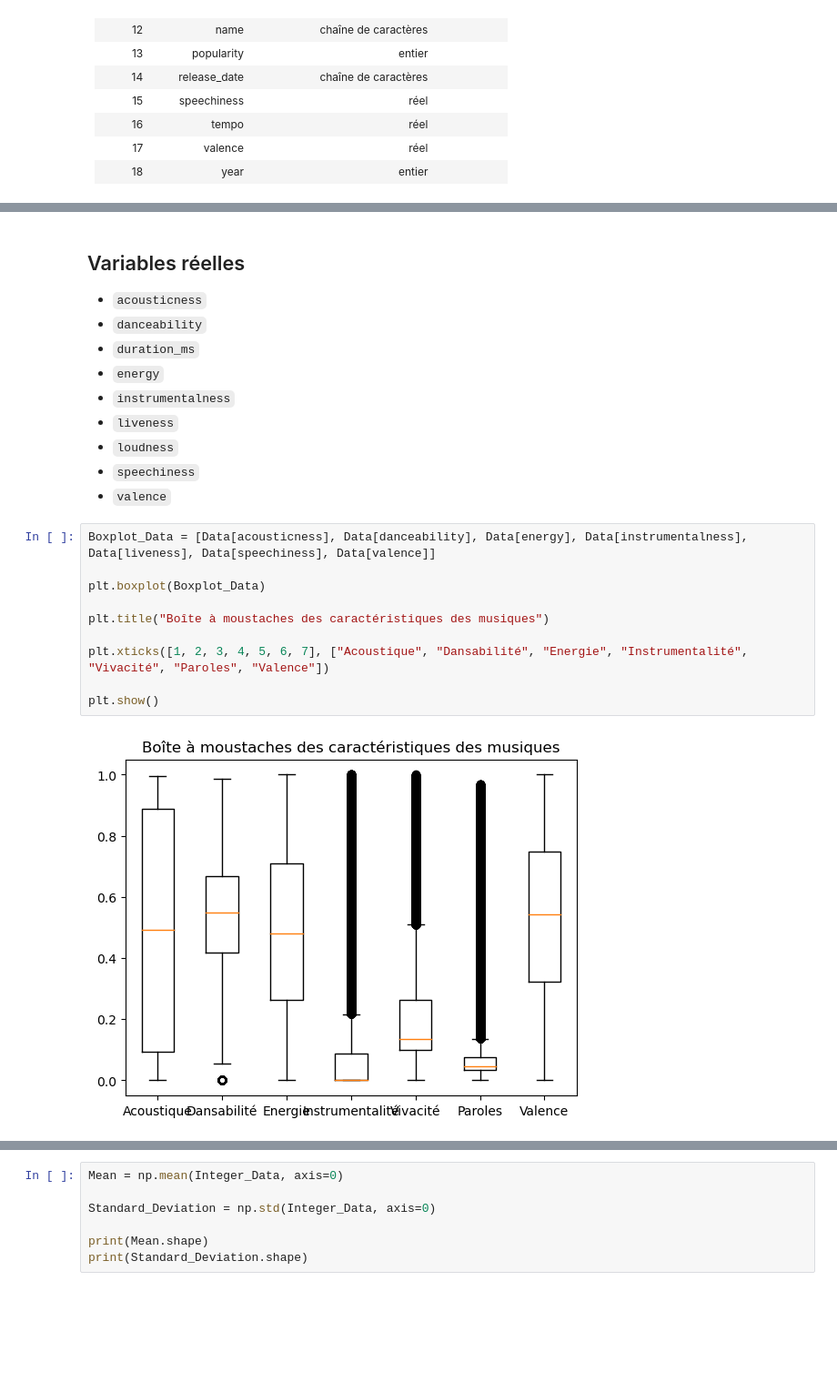
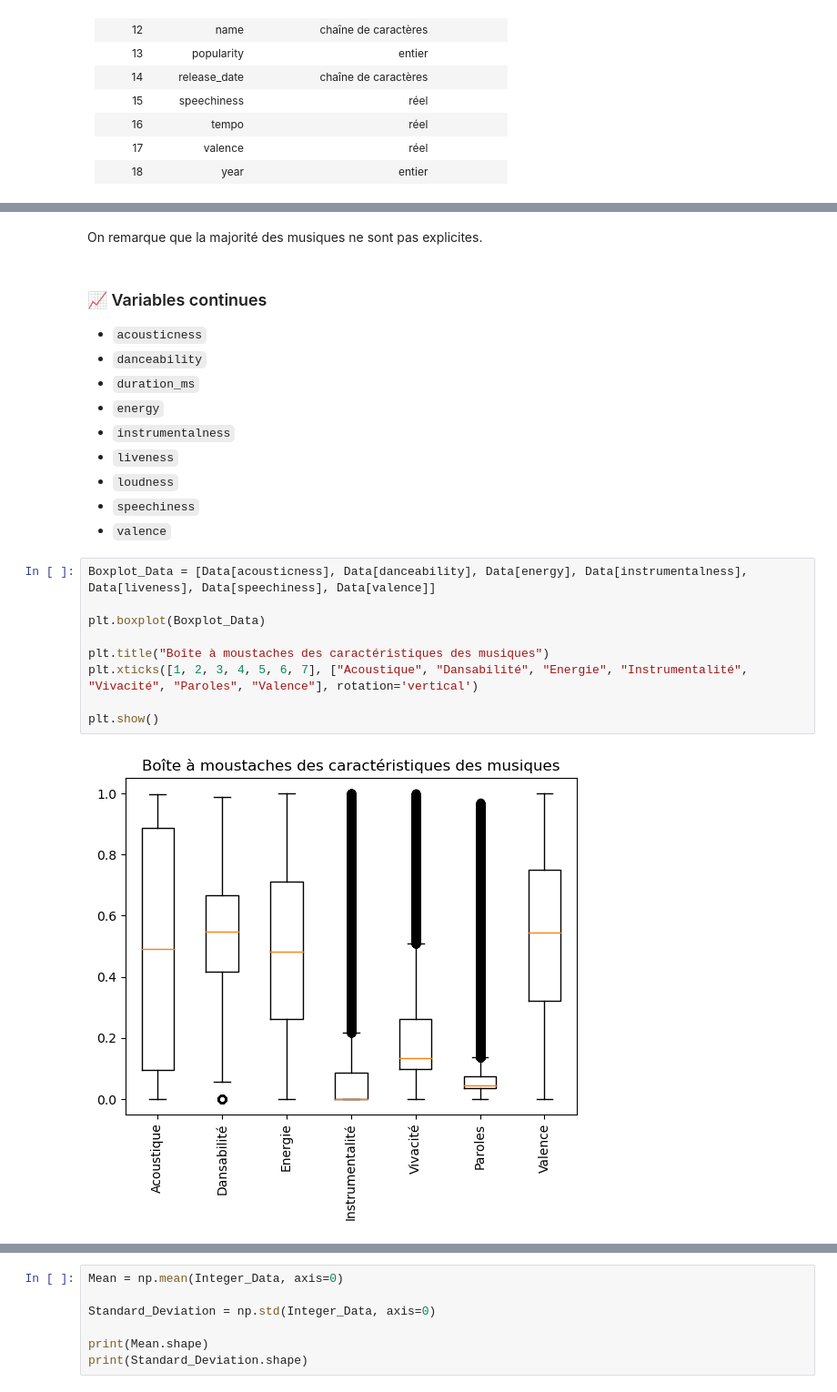
Before and after one commit to AlixANNERAUD/Music_danceability_prediction, a Jupyter notebook: Projet.ipynb, the cells around one changed output, grey strips where cells are left out. Shown: that part at 91% size. Drawn from its saved outputs; the diff is of its cells as text; blank space fills up the shorter version.

Commit message:
Présentation graphique et analyse.

```diff
--- a/Projet.ipynb
+++ b/Projet.ipynb
@@ -72,5 +122,7 @@ print(n, p_2)
+# %% [markdown]
+On remarque que la majorité des musiques ne sont pas explicites.
 # %% [markdown]
-## Variables réelles
+### 📈 Variables continues
 
 -  `acousticness`
 -  `danceability`
@@ -84,12 +136,11 @@ print(n, p_2)
 # %%
 Boxplot_Data = [Data[acousticness], Data[danceability], Data[energy], Data[instrumentalness], Data[liveness], Data[speechiness], Data[valence]]
 
 plt.boxplot(Boxplot_Data)
 
 plt.title("Boîte à moustaches des caractéristiques des musiques")
-
-plt.xticks([1, 2, 3, 4, 5, 6, 7], ["Acoustique", "Dansabilité", "Energie", "Instrumentalité", "Vivacité", "Paroles", "Valence"])
+plt.xticks([1, 2, 3, 4, 5, 6, 7], ["Acoustique", "Dansabilité", "Energie", "Instrumentalité", "Vivacité", "Paroles", "Valence"], rotation='vertical')
 
 plt.show()
 # %% [output]
-[figure, old version]
+[figure, new version]
```
Also changed, not shown: parts of 25 cells of this notebook, 1 other file.
